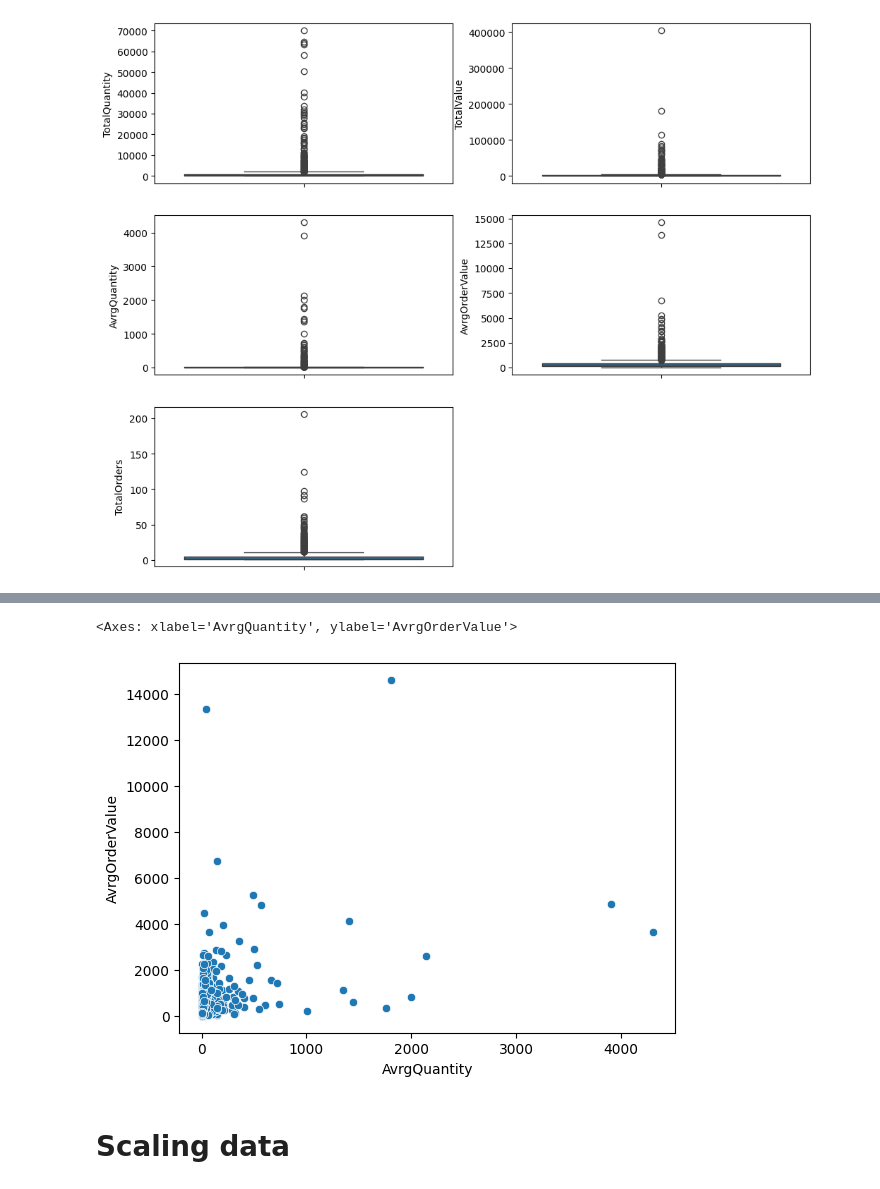
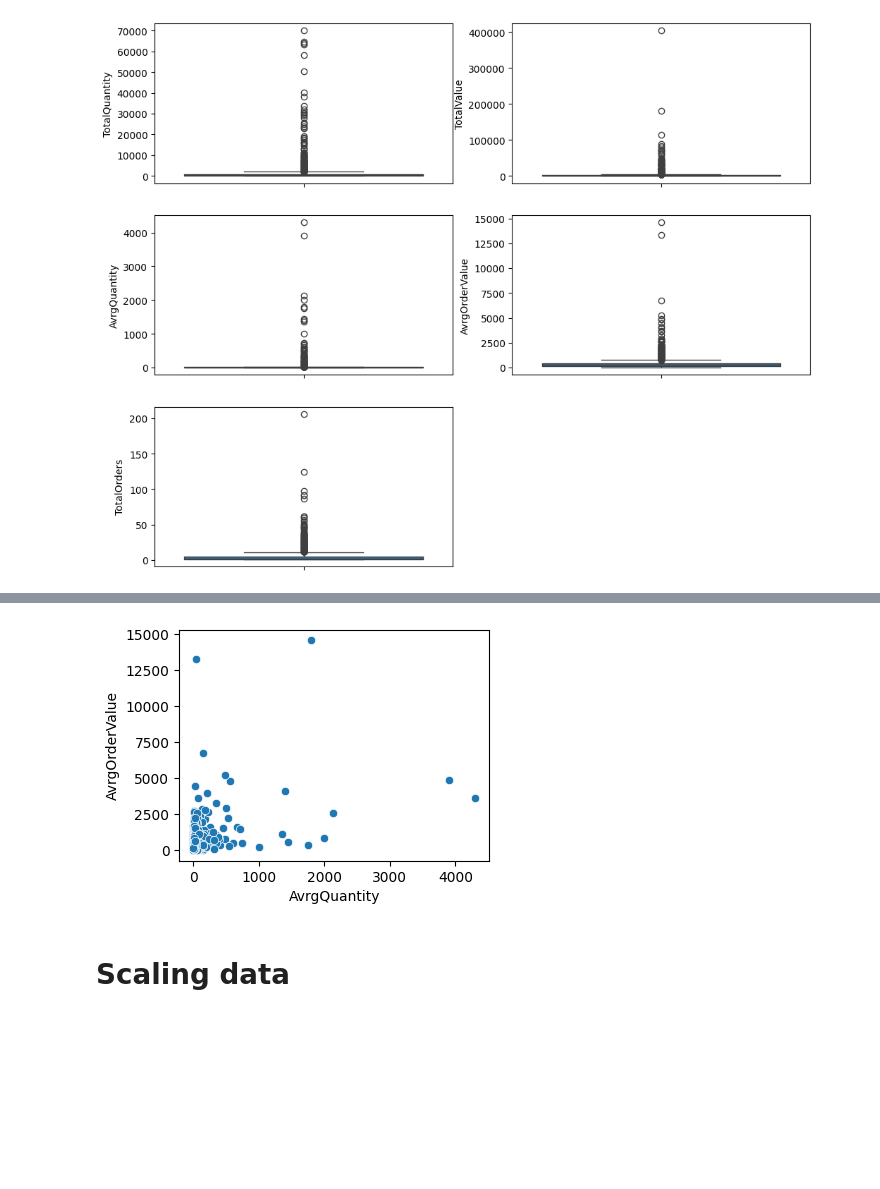
Before and after one commit to dimitsagk/ClientClustering_InventoryForecast, a Jupyter notebook: notebooks/03_ClientClustering_ML-notebook.ipynb, the cells around one changed output, grey strips where cells are left out. Drawn from its saved outputs; the diff is of its cells as text; code cells hidden in the pictures; blank space fills up the shorter version.

```diff
--- a/notebooks/03_ClientClustering_ML-notebook.ipynb
+++ b/notebooks/03_ClientClustering_ML-notebook.ipynb
@@ -78,5 +79,5 @@ df['TotalPrice'] = df.Quantity * df.UnitPrice
 # %%
-cust = pd.merge(cust, df.groupby('CustomerID')['TotalPrice'].sum().reset_index().rename(columns={'TotalPrice': 'TotalValue'}),
+cust = pd.merge(cust, df_fltrd.groupby('CustomerID')['TotalPrice'].sum().reset_index().rename(columns={'TotalPrice': 'TotalValue'}),
                                                                                        how='left', on='CustomerID')
 cust.head()
 # %% [output]
@@ -90,7 +91,7 @@ cust.head()
 ### Average quantity per item per order
 # %%
 # Grouping by StockCode, in case in the same invoice client has added the product more than once
-item_quant = df.groupby(['CustomerID','InvoiceNo','StockCode'])['Quantity'].sum().reset_index()
+item_quant = df_fltrd.groupby(['CustomerID','InvoiceNo','StockCode'])['Quantity'].sum().reset_index()
 
 cust = pd.merge(cust, item_quant.groupby('CustomerID')['Quantity'].mean().round(2).reset_index().rename(columns={'Quantity':'AvrgQuantity'}),
                                                                                        how='left', on='CustomerID')
@@ -107,7 +108,7 @@ cust.head()
 # %%
 # not sure if I will use that
 # %%
-order_val = df.groupby(['CustomerID','InvoiceNo'])['TotalPrice'].sum().reset_index()
+order_val = df_fltrd.groupby(['CustomerID','InvoiceNo'])['TotalPrice'].sum().reset_index()
 avrg_val = order_val.groupby('CustomerID')['TotalPrice'].mean().round(2).reset_index().rename(columns={'TotalPrice':'AvrgOrderValue'})
 
 cust = pd.merge(cust, avrg_val, how='left', on='CustomerID')
@@ -129,7 +130,7 @@ cust
 # %% [markdown]
 ### Frequency of Orders, total orders number
 # %%
-cust = pd.merge(cust, df.groupby('CustomerID')['InvoiceNo'].nunique().reset_index().rename(columns={'InvoiceNo': 'TotalOrders'}),
+cust = pd.merge(cust, df_fltrd.groupby('CustomerID')['InvoiceNo'].nunique().reset_index().rename(columns={'InvoiceNo': 'TotalOrders'}),
                                                                                        how='left', on='CustomerID')
 cust.head()
 # %% [output]
@@ -184,8 +180,9 @@ sns.boxplot(data = cust['AvrgQuantity'])
 # %%
+plt.figure(figsize=(4, 3))
 sns.scatterplot(data=cust, x='AvrgQuantity', y='AvrgOrderValue')
+plt.show()
 # %% [output]
-<Axes: xlabel='AvrgQuantity', ylabel='AvrgOrderValue'>
-[figure, old version]
+[figure, new version]
 # %% [markdown]
 # Scaling data
 # %% [markdown]
```
Also changed, not shown: parts of 12 cells of this notebook.
